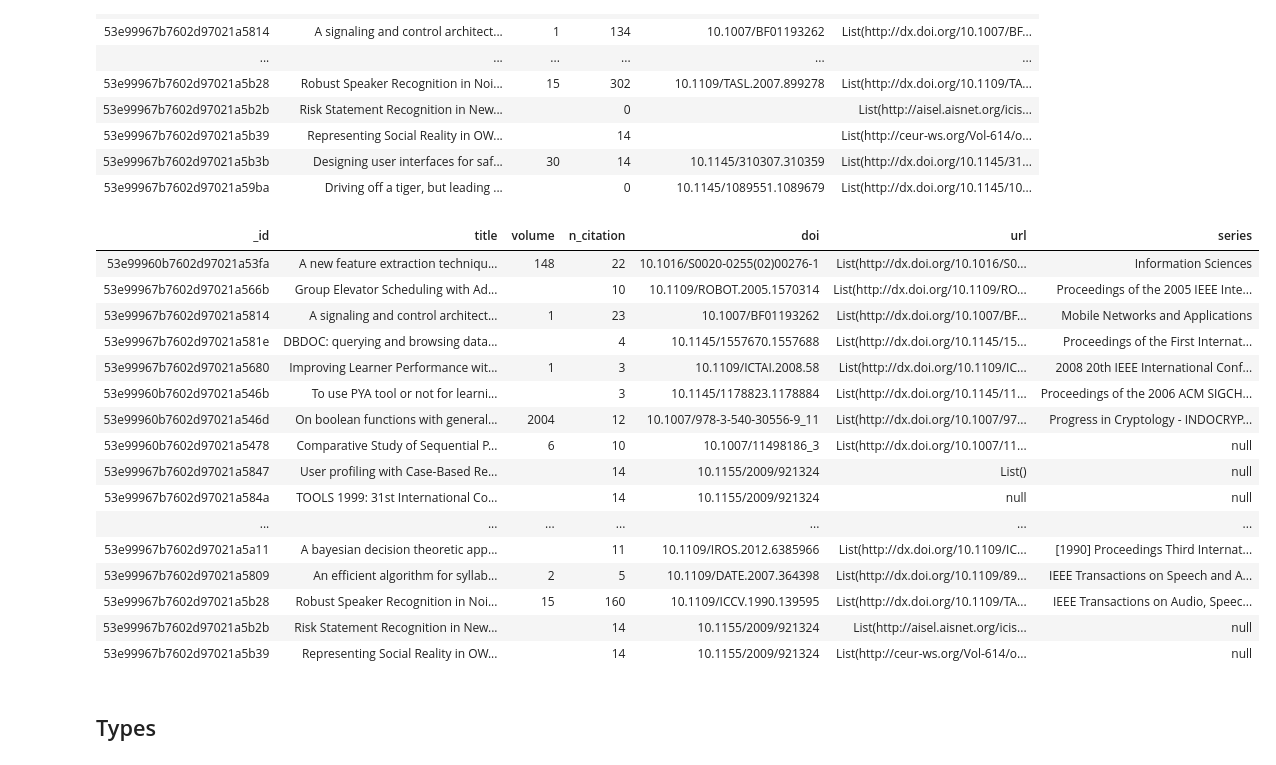
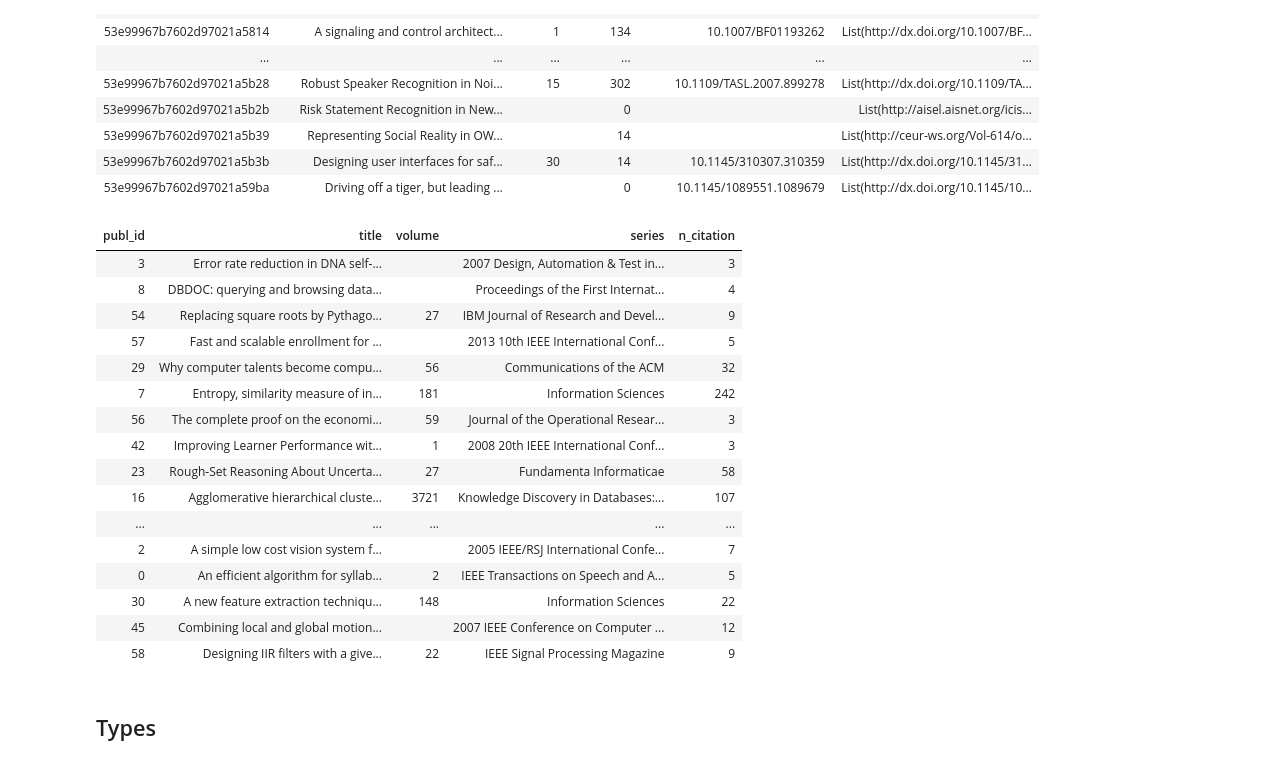
Before and after one commit to Karljohan99/BDM2023-group3, a Jupyter notebook: project1/Project_1.ipynb, the cells around one changed output. Cells and saved outputs as stored; diff of their text form; code cells hidden in the pictures.

Commit message:
Generated IDs and the main fact table

```diff
--- a/project1/Project_1.ipynb
+++ b/project1/Project_1.ipynb
@@ -349,27 +277,39 @@ def get_publication_data(df):
 
     return df
 # %%
-publication = get_publication_data(publication_raw).filter("n_citation > 2")
+publications_raw = get_publication_data(publication_raw).filter("n_citation > 2")
 # publication = get_publication_dataget_crossref_data(publication_raw).select("_id", "title", "volume", "series", "n_citation").filter("n_citation > 2")
-display(publication)
+
+publications = (publications_raw.select("title", "volume", "series", "n_citation")
+            .dropDuplicates()
+            .withColumn("publ_id", F.monotonically_increasing_id())
+          )
+
+publications = (publications_raw.join(publications, ["title", "volume", "series", "n_citation"])
+           .select("publ_id", "title", "volume", "series", "n_citation")
+           .dropDuplicates()
+          )
+
+display(publications)
+publications.write.format("delta").mode("overwrite").saveAsTable("publications")
 # %% [output]
-| _id | title | volume | n_citation | doi | url | series |
-| 53e99960b7602d97021a53fa | A new feature extraction techniqu... | 148 | 22 | 10.1016/S0020-0255(02)00276-1 | List(http://dx.doi.org/10.1016/S0... | Information Sciences |
-| 53e99967b7602d97021a566b | Group Elevator Scheduling with Ad... |  | 10 | 10.1109/ROBOT.2005.1570314 | List(http://dx.doi.org/10.1109/RO... | Proceedings of the 2005 IEEE Inte... |
-| 53e99967b7602d97021a5814 | A signaling and control architect... | 1 | 23 | 10.1007/BF01193262 | List(http://dx.doi.org/10.1007/BF... | Mobile Networks and Applications |
-| 53e99967b7602d97021a581e | DBDOC: querying and browsing data... |  | 4 | 10.1145/1557670.1557688 | List(http://dx.doi.org/10.1145/15... | Proceedings of the First Internat... |
-| 53e99967b7602d97021a5680 | Improving Learner Performance wit... | 1 | 3 | 10.1109/ICTAI.2008.58 | List(http://dx.doi.org/10.1109/IC... | 2008 20th IEEE International Conf... |
-| 53e99960b7602d97021a546b | To use PYA tool or not for learni... |  | 3 | 10.1145/1178823.1178884 | List(http://dx.doi.org/10.1145/11... | Proceedings of the 2006 ACM SIGCH... |
-| 53e99960b7602d97021a546d | On boolean functions with general... | 2004 | 12 | 10.1007/978-3-540-30556-9_11 | List(http://dx.doi.org/10.1007/97... | Progress in Cryptology - INDOCRYP... |
-| 53e99960b7602d97021a5478 | Comparative Study of Sequential P... | 6 | 10 | 10.1007/11498186_3 | List(http://dx.doi.org/10.1007/11... | null |
-| 53e99967b7602d97021a5847 | User profiling with Case-Based Re... |  | 14 | 10.1155/2009/921324 | List() | null |
-| 53e99967b7602d97021a584a | TOOLS 1999: 31st International Co... |  | 14 | 10.1155/2009/921324 | null | null |
-| ... | ... | ... | ... | ... | ... | ... |
-| 53e99967b7602d97021a5a11 | A bayesian decision theoretic app... |  | 11 | 10.1109/IROS.2012.6385966 | List(http://dx.doi.org/10.1109/IC... | [1990] Proceedings Third Internat... |
-| 53e99967b7602d97021a5809 | An efficient algorithm for syllab... | 2 | 5 | 10.1109/DATE.2007.364398 | List(http://dx.doi.org/10.1109/89... | IEEE Transactions on Speech and A... |
-| 53e99967b7602d97021a5b28 | Robust Speaker Recognition in Noi... | 15 | 160 | 10.1109/ICCV.1990.139595 | List(http://dx.doi.org/10.1109/TA... | IEEE Transactions on Audio, Speec... |
-| 53e99967b7602d97021a5b2b | Risk Statement Recognition in New... |  | 14 | 10.1155/2009/921324 | List(http://aisel.aisnet.org/icis... | null |
-| 53e99967b7602d97021a5b39 | Representing Social Reality in OW... |  | 14 | 10.1155/2009/921324 | List(http://ceur-ws.org/Vol-614/o... | null |
+| publ_id | title | volume | series | n_citation |
+| 3 | Error rate reduction in DNA self-... |  | 2007 Design, Automation & Test in... | 3 |
+| 8 | DBDOC: querying and browsing data... |  | Proceedings of the First Internat... | 4 |
+| 54 | Replacing square roots by Pythago... | 27 | IBM Journal of Research and Devel... | 9 |
+| 57 | Fast and scalable enrollment for ... |  | 2013 10th IEEE International Conf... | 5 |
+| 29 | Why computer talents become compu... | 56 | Communications of the ACM | 32 |
+| 7 | Entropy, similarity measure of in... | 181 | Information Sciences | 242 |
+| 56 | The complete proof on the economi... | 59 | Journal of the Operational Resear... | 3 |
+| 42 | Improving Learner Performance wit... | 1 | 2008 20th IEEE International Conf... | 3 |
+| 23 | Rough-Set Reasoning About Uncerta... | 27 | Fundamenta Informaticae | 58 |
+| 16 | Agglomerative hierarchical cluste... | 3721 | Knowledge Discovery in Databases:... | 107 |
+| ... | ... | ... | ... | ... |
+| 2 | A simple low cost vision system f... |  | 2005 IEEE/RSJ International Confe... | 7 |
+| 0 | An efficient algorithm for syllab... | 2 | IEEE Transactions on Speech and A... | 5 |
+| 30 | A new feature extraction techniqu... | 148 | Information Sciences | 22 |
+| 45 | Combining local and global motion... |  | 2007 IEEE Conference on Computer ... | 12 |
+| 58 | Designing IIR filters with a give... | 22 | IEEE Signal Processing Magazine | 9 |
 # %% [markdown]
 ## Types
 # %%
```
Also changed, not shown: parts of 24 cells of this notebook.
